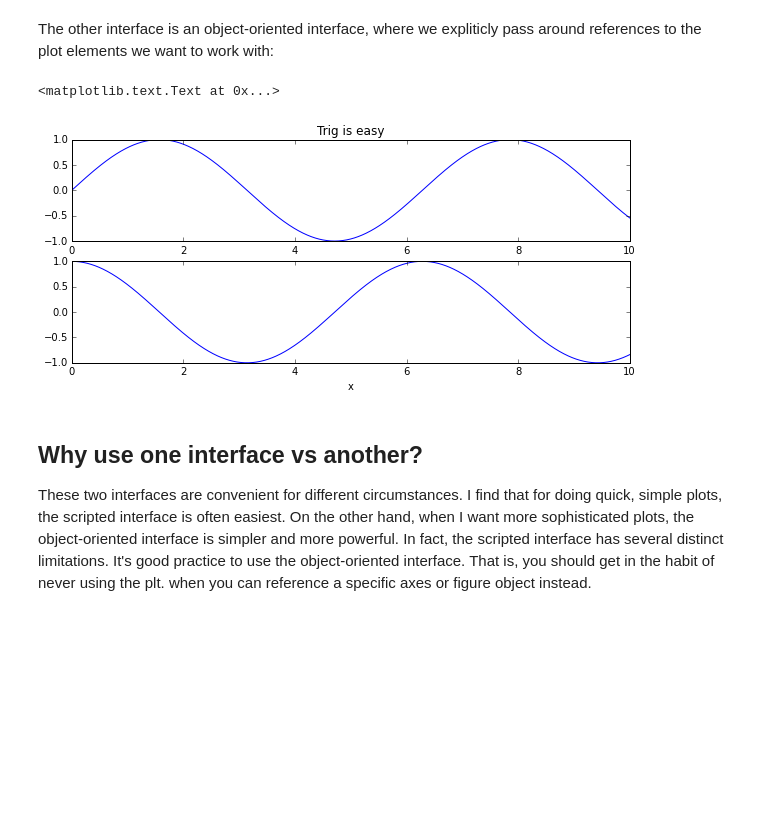
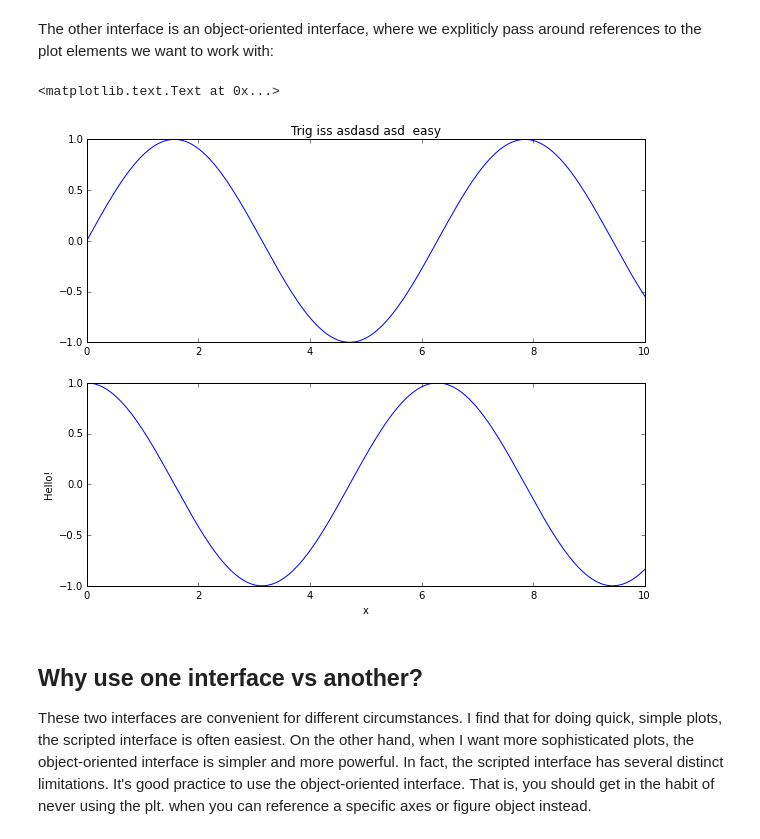
Before and after one commit to versae/DH2304, a Jupyter notebook: class07.ipynb, the cells around one changed output. Drawn from its saved outputs; the diff is of its cells as text; code cells hidden in the pictures; blank space fills up the shorter version.

```diff
--- a/class07.ipynb
+++ b/class07.ipynb
@@ -1078,18 +1079,19 @@ plt.xlabel('x')
 The other interface is an object-oriented interface, where we expliticly pass around references to the plot elements we want to work with:
 # %%
 # create the same figure using the object-oriented interface
-fig = plt.figure(figsize=(10, 4))
+fig = plt.figure(figsize=(10, 8))
 
 ax1 = fig.add_subplot(2, 1, 1)
 ax1.plot(x, np.sin(x))
-ax1.set_title("Trig is easy")
+ax1.set_title("Trig iss asdasd asd  easy")
 
 ax2 = fig.add_subplot(2, 1, 2)
 ax2.plot(x, np.cos(x))
 ax2.set_xlabel('x')
+ax2.set_ylabel("Hello!")
 # %% [output]
 <matplotlib.text.Text at 0x...>
-[figure, old version]
+[figure, new version]
 # %% [markdown]
 Why use one interface vs another?
 --------------------------------
```
Also changed, not shown: parts of 11 cells of this notebook.
